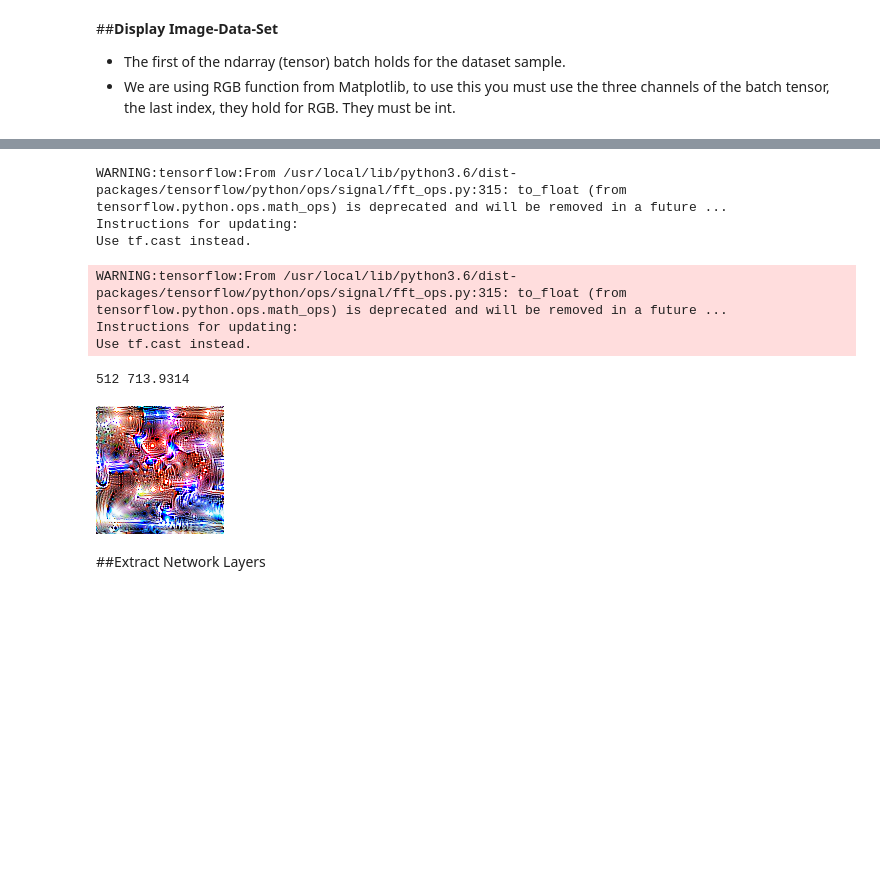
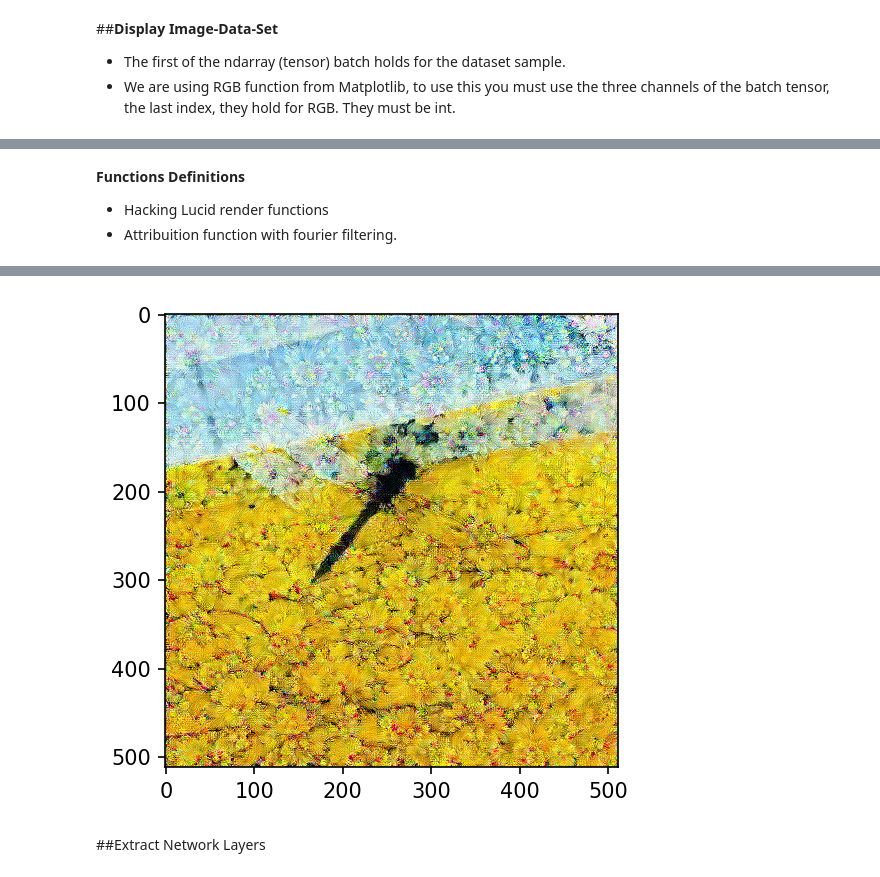
Before and after one commit to Uiuran/Bio-Unsupervised, a Jupyter notebook: semantic_segmentation/SemanticSegmentationForBio.ipynb, the cells around one changed output, grey strips where cells are left out. Cells and saved outputs as stored; diff of their text form; code cells hidden in the pictures; blank space fills up the shorter version.

```diff
--- a/semantic_segmentation/SemanticSegmentationForBio.ipynb
+++ b/semantic_segmentation/SemanticSegmentationForBio.ipynb
@@ -111,8 +168,8 @@ from keras import applications
 # %%
-# Save model in .pb to load model as graph and to visualize it with Lucid
-
+# Save model in .pb to load model as graph and to visualize it with Lucid.
+# TODO: how to save model definition .pb when it were loaded with Lucid.
 with TF.Graph().as_default() as graph, TF.Session() as sess:
 
     model = applications.VGG19(weights = "imagenet", include_top=False, input_shape = (512, 512, 3))
-    frozen_graph = freeze_session(sess, output_names=[out.op.name for out in model.outputs])
+    frozen_graph = freeze_session(sess, output_names= None)
     TF.train.write_graph(frozen_graph, "model", "./Model.pb", as_text=False)
@@ -135,14 +175,0 @@ INFO:tensorflow:Converted 32 variables to const ops.
-# %%
-model_fn = '/content/model/Model.pb'
-#model_fn = '/content/tensorflow_inception_graph.pb'
-
-# creating TensorFlow session and loading the model
-with TF.Graph().as_default() as graph:
-
-  with TF.gfile.GFile(model_fn, 'rb') as f, TF.InteractiveSession(graph=graph).as_default() as sess:
-    graph_def = TF.GraphDef()
-    graph_def.ParseFromString(f.read())
-  t_input = TF.placeholder(np.float32, name='input_1') # define the input tensor
-  imagenet_mean = 117.0
-  #t_preprocessed = TF.expand_dims(t_input, 0)
-  TF.import_graph_def(graph_def, {'input_1':t_input} )
@@ -220 +210,6 @@ to_valid_rgb = param.color.to_valid_rgb
+# %% [markdown]
+**Functions Definitions**
+
+- Hacking Lucid render functions
+- Attribuition function with fourier filtering.
 # %%
@@ -562,4 +536,6 @@ def attribution0(batch, objective, optmization_steps = 20, with_fft = True, fft_
 # %%
+## Test attribuition function with many objectives
+
 channel = lambda n: objectives.channel("mixed4d_3x3_bottleneck_pre_relu", n)
 #otherlayerchannel = lambda n: objectives.channel("block3_conv3/convolution", n)
 
@@ -569,7 +545,8 @@ obj = channel(139)
 
 batch = batch0[0]
 #batch = None
-attribution0(batch,obj, optmization_steps = 512, fft_steps = 1, with_fft= False, verbose = True, param_f = 'random')
-attribution0(batch,obj, optmization_steps = 20, with_fft= True, fft_steps = 25, verbose = False, param_f = 'random')
-attribution0(batch,obj, optmization_steps = 512, fft_steps = 1, with_fft= False, verbose = False)
-attribution0(batch,obj, optmization_steps = 20, with_fft= True, fft_steps = 25, display_original = True, verbose = False)
+#attribution0(batch,obj, optmization_steps = 512, fft_steps = 1, with_fft= False, verbose = True, param_f = 'random')
+#attribution0(batch,obj, optmization_steps = 20, with_fft= True, fft_steps = 25, verbose = False, param_f = 'random')
+attribution0(batch,obj, optmization_steps = 1012, fft_steps = 1, with_fft= False, verbose = False)
+attribution0(batch,obj, optmization_steps = 20, with_fft= True, fft_steps = 500, display_original = True, verbose = False)
+# %% [output]
@@ -576,11 +554 @@ attribution0(batch,obj, optmization_steps = 20, with_fft= True, fft_steps = 25,
+[figure, added]
-# %%
-_ = render.render_vis(model, obj)
-# %% [output]
-WARNING:tensorflow:From /usr/local/lib/python3.6/dist-packages/tensorflow/python/ops/signal/fft_ops.py:315: to_float (from tensorflow.python.ops.math_ops) is deprecated and will be removed in a future ...
-Instructions for updating:
-Use tf.cast instead.
-WARNING:tensorflow:From /usr/local/lib/python3.6/dist-packages/tensorflow/python/ops/signal/fft_ops.py:315: to_float (from tensorflow.python.ops.math_ops) is deprecated and will be removed in a future ...
-Instructions for updating:
-Use tf.cast instead.
-512 713.9314
-[figure, removed]
```
Also changed, not shown: parts of 32 cells of this notebook.
